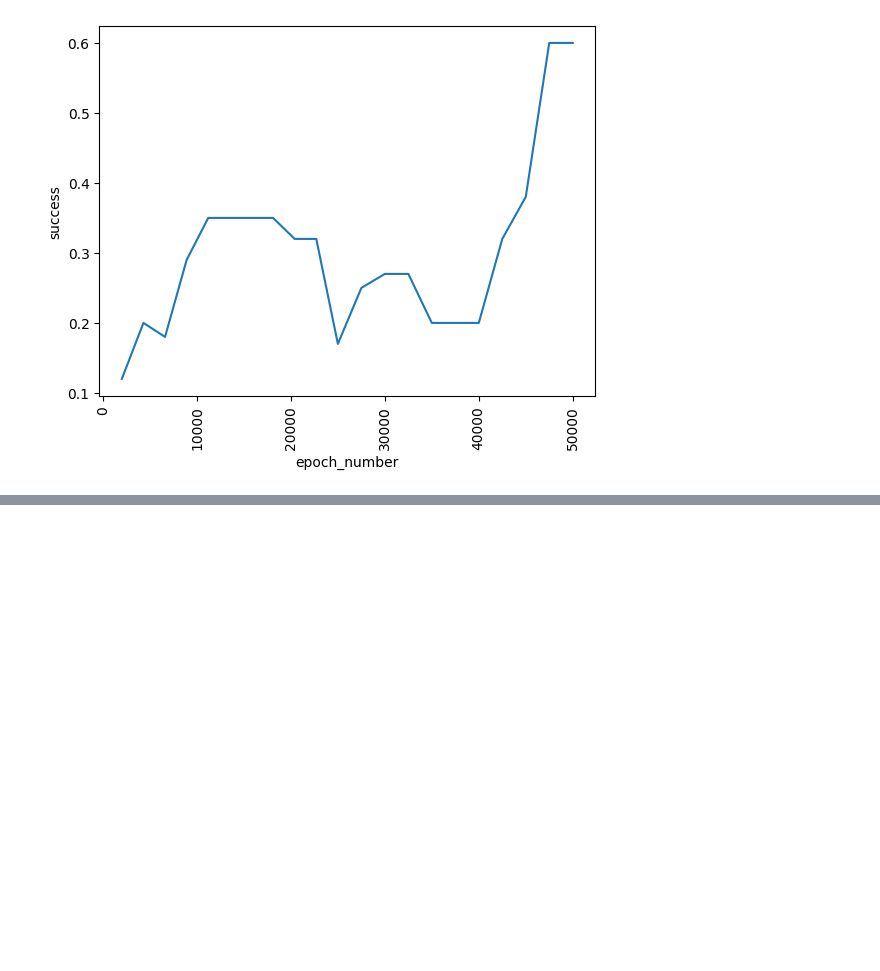
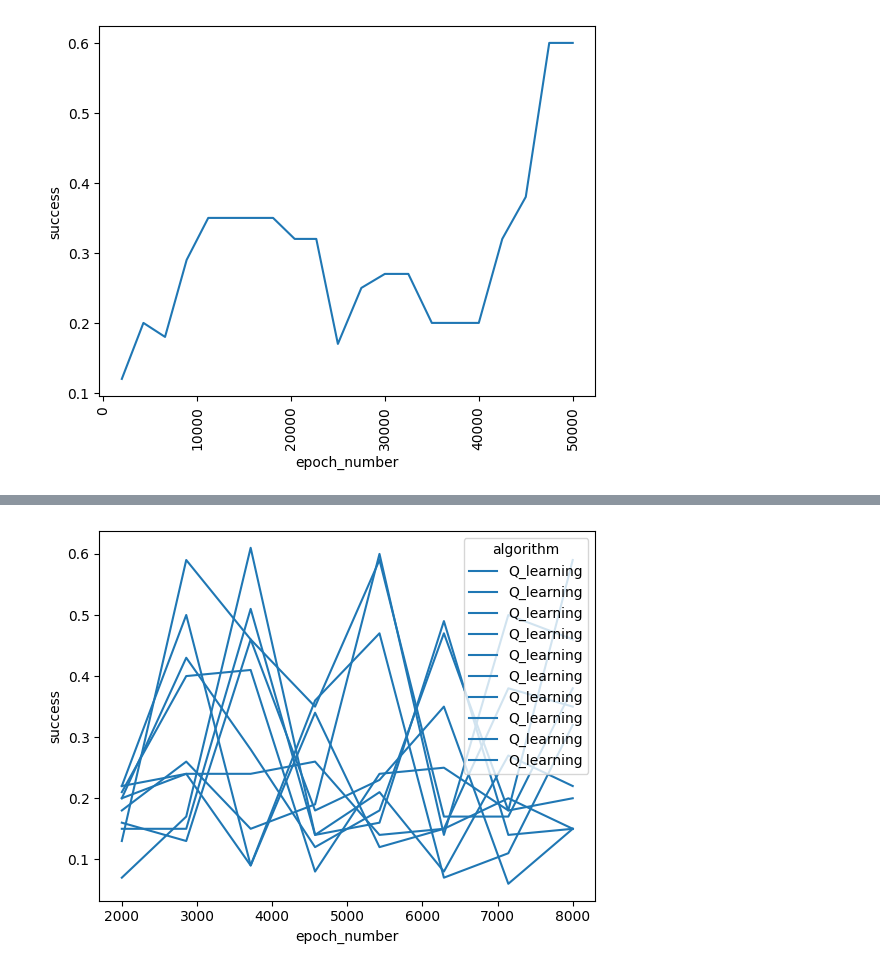
Before and after one commit to guilhemheinrich/Frozen-Lake-rl-tutorial, a Jupyter notebook: Frozen_Lake_comparatif.ipynb, the cells around one changed output, grey strips where cells are left out. Cells and saved outputs as stored; diff of their text form; code cells hidden in the pictures; blank space fills up the shorter version.

```diff
--- a/Frozen_Lake_comparatif.ipynb
+++ b/Frozen_Lake_comparatif.ipynb
@@ -219,0 +243,26 @@ seaborn.boxplot(big_df, x = "gamma", y= "success", hue='algorithm').tick_params(
+# %%
+import pandas as pd
+import matplotlib.pyplot as plt
+
+results.sort(reverse=True, key = lambda element: element["success"])
+trajectory_number = 10
+
+big_df = pd.DataFrame(results)
+target_df = pd.DataFrame()
+target_list = []
+sub_df = big_df[['alpha', 'gamma', 'algorithm', 'epsilon', 'success', 'epoch_number']]
+# See https://stackoverflow.com/a/60909312
+# On aggrège les trajectoire en fixant tous les paramètres sauf le nombre d'épisodes
+cols = ['algorithm', 'alpha', 'gamma', 'epsilon']
+for k, d in sub_df.drop(cols, axis=1).groupby([sub_df[c] for c in cols]):
+    out = d
+    out["algorithm"] = k[0]
+    out["param"] = ",".join([str(i) for i in k])
+    out.sort_values("epoch_number", ascending = True, inplace = True)
+    target_list.append(out)
+fig, ax = plt.subplots()
+for line in target_list[0:trajectory_number]:
+    seaborn.lineplot(line, x='epoch_number', y='success', hue='algorithm', ax = ax)
+plt.show()
+# %% [output]
+[figure, added]
```
Also changed, not shown: parts of 19 cells of this notebook, 17 other files.
